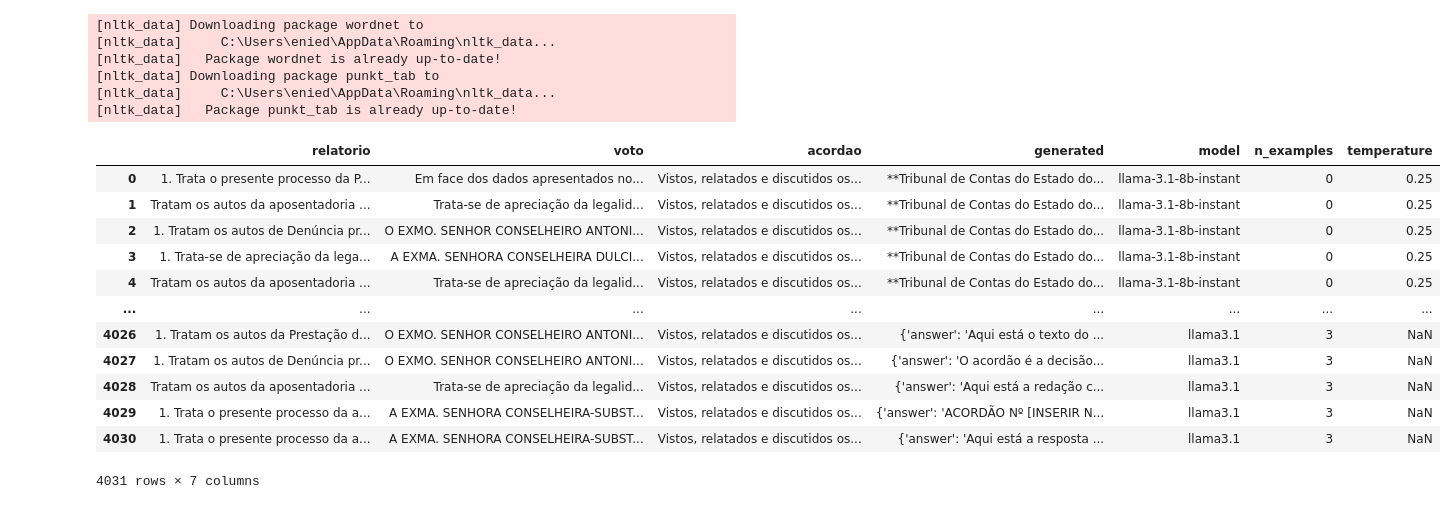
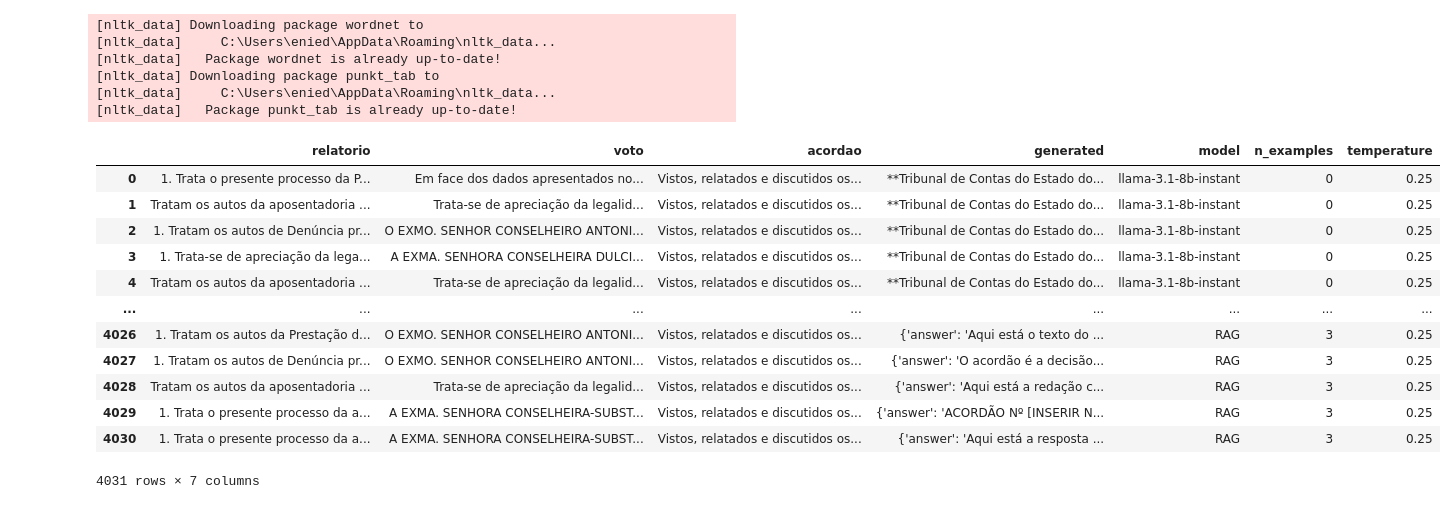
Before and after one commit to eniedson/aprendizado-maquina, a Jupyter notebook: experiments/experiment.ipynb, the cells around one changed output. Saved outputs shown, nothing was run; the diff lists cells and outputs as text; code cells hidden in the pictures.

```diff
--- a/experiments/experiment.ipynb
+++ b/experiments/experiment.ipynb
@@ -464,25 +464,28 @@ def calculate_bert_score(generated, reference):
 # %%
 files_path = '../results/'
 
 dfs = []
 for file in os.listdir(files_path):
     if file.endswith('.csv'):
         df_file = pd.read_csv(os.path.join(files_path, file))
+        if 'temperature' not in df_file.columns:
+            df_file['temperature'] = 0.25
+            df_file['model'] = 'RAG'
         dfs.append(df_file)
 
 result_df = pd.concat(dfs, ignore_index=True)
 result_df
 # %% [output]
 |  | relatorio | voto | acordao | generated | model | n_examples | temperature |
 | 0 | 1. Trata o presente processo da P... | Em face dos dados apresentados no... | Vistos, relatados e discutidos os... | **Tribunal de Contas do Estado do... | llama-3.1-8b-instant | 0 | 0.25 |
 | 1 | Tratam os autos da aposentadoria ... | Trata-se de apreciação da legalid... | Vistos, relatados e discutidos os... | **Tribunal de Contas do Estado do... | llama-3.1-8b-instant | 0 | 0.25 |
 | 2 | 1. Tratam os autos de Denúncia pr... | O EXMO. SENHOR CONSELHEIRO ANTONI... | Vistos, relatados e discutidos os... | **Tribunal de Contas do Estado do... | llama-3.1-8b-instant | 0 | 0.25 |
 | 3 | 1. Trata-se de apreciação da lega... | A EXMA. SENHORA CONSELHEIRA DULCI... | Vistos, relatados e discutidos os... | **Tribunal de Contas do Estado do... | llama-3.1-8b-instant | 0 | 0.25 |
 | 4 | Tratam os autos da aposentadoria ... | Trata-se de apreciação da legalid... | Vistos, relatados e discutidos os... | **Tribunal de Contas do Estado do... | llama-3.1-8b-instant | 0 | 0.25 |
 | ... | ... | ... | ... | ... | ... | ... | ... |
-| 4026 | 1. Tratam os autos da Prestação d... | O EXMO. SENHOR CONSELHEIRO ANTONI... | Vistos, relatados e discutidos os... | {'answer': 'Aqui está o texto do ... | llama3.1 | 3 | NaN |
-| 4027 | 1. Tratam os autos de Denúncia pr... | O EXMO. SENHOR CONSELHEIRO ANTONI... | Vistos, relatados e discutidos os... | {'answer': 'O acordão é a decisão... | llama3.1 | 3 | NaN |
-| 4028 | Tratam os autos da aposentadoria ... | Trata-se de apreciação da legalid... | Vistos, relatados e discutidos os... | {'answer': 'Aqui está a redação c... | llama3.1 | 3 | NaN |
-| 4029 | 1. Trata o presente processo da a... | A EXMA. SENHORA CONSELHEIRA-SUBST... | Vistos, relatados e discutidos os... | {'answer': 'ACORDÃO Nº [INSERIR N... | llama3.1 | 3 | NaN |
-| 4030 | 1. Trata o presente processo da a... | A EXMA. SENHORA CONSELHEIRA-SUBST... | Vistos, relatados e discutidos os... | {'answer': 'Aqui está a resposta ... | llama3.1 | 3 | NaN |
+| 4026 | 1. Tratam os autos da Prestação d... | O EXMO. SENHOR CONSELHEIRO ANTONI... | Vistos, relatados e discutidos os... | {'answer': 'Aqui está o texto do ... | RAG | 3 | 0.25 |
+| 4027 | 1. Tratam os autos de Denúncia pr... | O EXMO. SENHOR CONSELHEIRO ANTONI... | Vistos, relatados e discutidos os... | {'answer': 'O acordão é a decisão... | RAG | 3 | 0.25 |
+| 4028 | Tratam os autos da aposentadoria ... | Trata-se de apreciação da legalid... | Vistos, relatados e discutidos os... | {'answer': 'Aqui está a redação c... | RAG | 3 | 0.25 |
+| 4029 | 1. Trata o presente processo da a... | A EXMA. SENHORA CONSELHEIRA-SUBST... | Vistos, relatados e discutidos os... | {'answer': 'ACORDÃO Nº [INSERIR N... | RAG | 3 | 0.25 |
+| 4030 | 1. Trata o presente processo da a... | A EXMA. SENHORA CONSELHEIRA-SUBST... | Vistos, relatados e discutidos os... | {'answer': 'Aqui está a resposta ... | RAG | 3 | 0.25 |
 4031 rows × 7 columns
```
Also changed, not shown: parts of 8 cells of this notebook, 2 other files.
